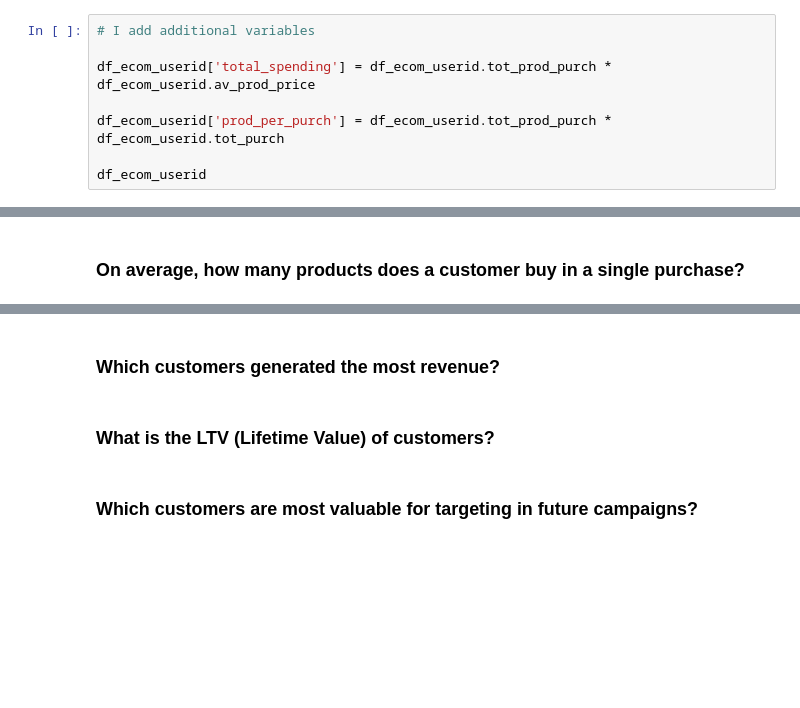
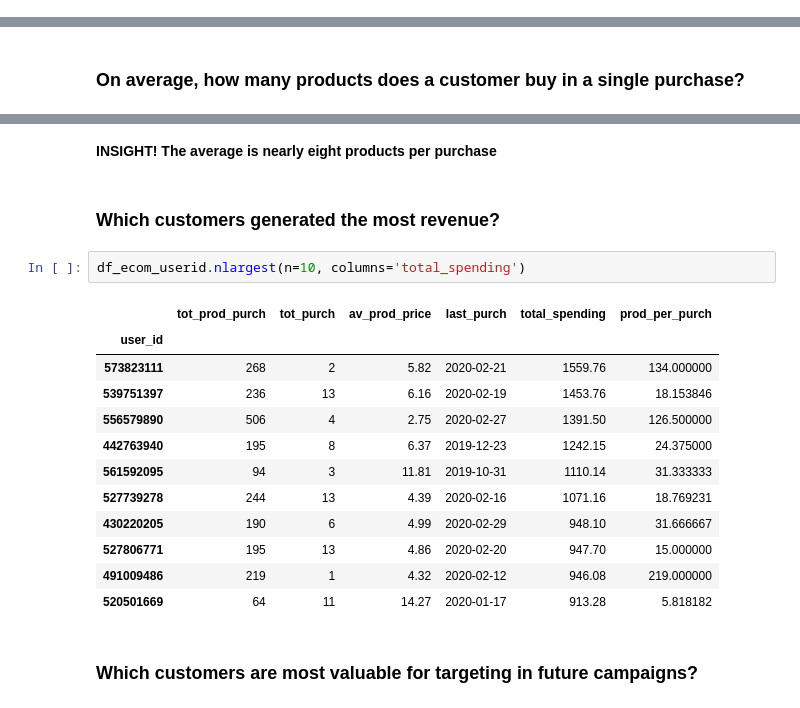
Before and after one commit to javierlopezm/Optimizacion_Ecommerce, a Jupyter notebook: Optimizacion_Ecommerce.ipynb, the cells around one changed output, grey strips where cells are left out. Drawn from its saved outputs; the diff is of its cells as text; blank space fills up the shorter version.

```diff
--- a/Optimizacion_Ecommerce.ipynb
+++ b/Optimizacion_Ecommerce.ipynb
@@ -654,8 +657,0 @@ df_ecom_userid
-# %%
-# I add additional variables
-
-df_ecom_userid['total_spending'] = df_ecom_userid.tot_prod_purch * df_ecom_userid.av_prod_price
-
-df_ecom_userid['prod_per_purch'] = df_ecom_userid.tot_prod_purch * df_ecom_userid.tot_purch
-
-df_ecom_userid
@@ -699,7 +698,22 @@ plt.xlim([0, 10]);
+# %% [markdown]
+**INSIGHT! The average is nearly eight products per purchase**
 # %% [markdown]
 ### Which customers generated the most revenue?
-# %% [markdown]
-### What is the LTV (Lifetime Value) of customers?
+# %%
+df_ecom_userid.nlargest(n=10, columns='total_spending')
+# %% [output]
+|  | tot_prod_purch | tot_purch | av_prod_price | last_purch | total_spending | prod_per_purch |
+| user_id |  |  |  |  |  |  |
+| 573823111 | 268 | 2 | 5.82 | 2020-02-21 | 1559.76 | 134.000000 |
+| 539751397 | 236 | 13 | 6.16 | 2020-02-19 | 1453.76 | 18.153846 |
+| 556579890 | 506 | 4 | 2.75 | 2020-02-27 | 1391.50 | 126.500000 |
+| 442763940 | 195 | 8 | 6.37 | 2019-12-23 | 1242.15 | 24.375000 |
+| 561592095 | 94 | 3 | 11.81 | 2019-10-31 | 1110.14 | 31.333333 |
+| 527739278 | 244 | 13 | 4.39 | 2020-02-16 | 1071.16 | 18.769231 |
+| 430220205 | 190 | 6 | 4.99 | 2020-02-29 | 948.10 | 31.666667 |
+| 527806771 | 195 | 13 | 4.86 | 2020-02-20 | 947.70 | 15.000000 |
+| 491009486 | 219 | 1 | 4.32 | 2020-02-12 | 946.08 | 219.000000 |
+| 520501669 | 64 | 11 | 14.27 | 2020-01-17 | 913.28 | 5.818182 |
 # %% [markdown]
 ### Which customers are most valuable for targeting in future campaigns?
 # %% [markdown]
```
Also changed, not shown: parts of 8 cells of this notebook.
